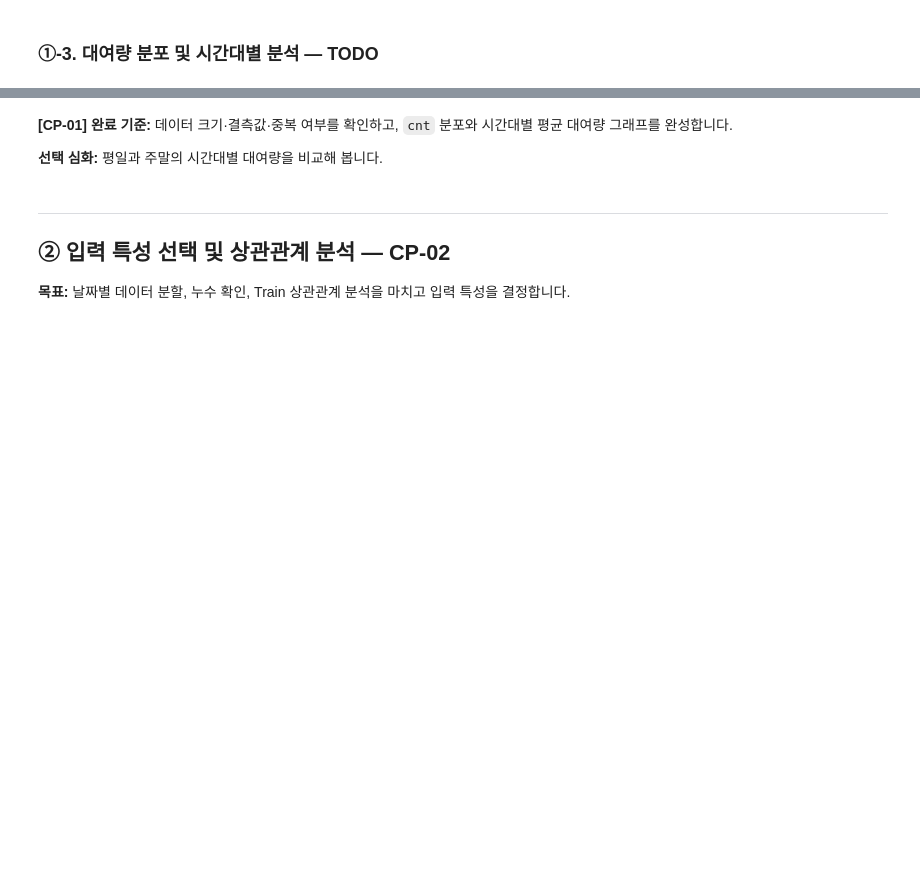
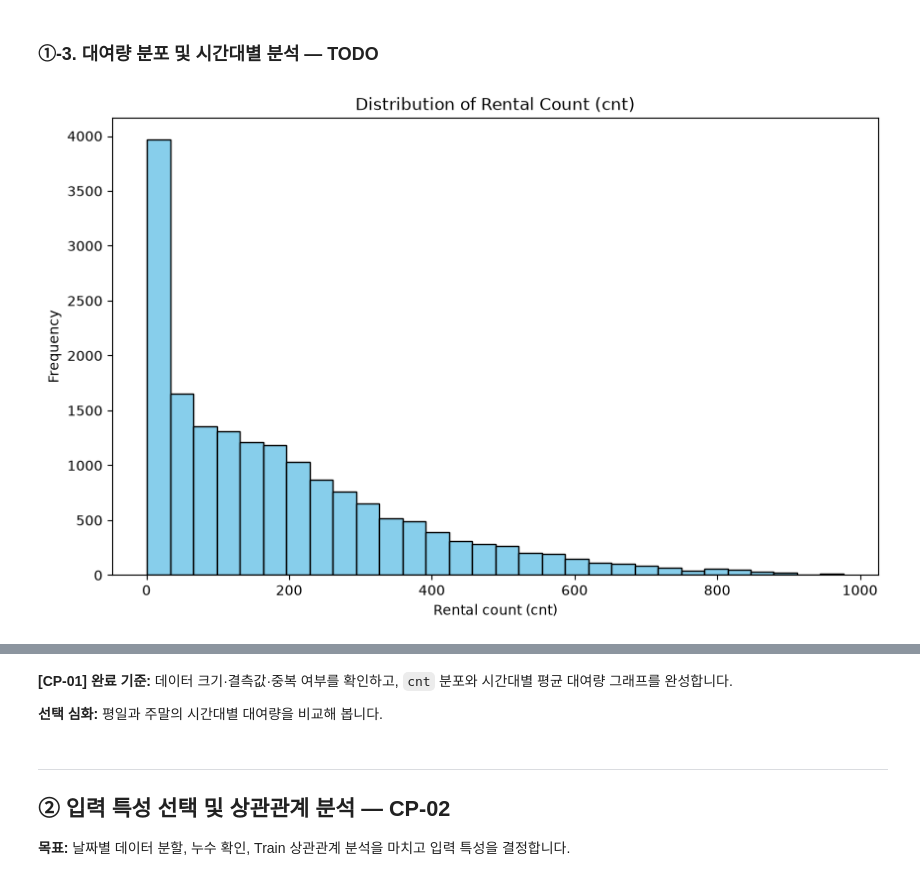
Before and after one commit to djdjwoqve-boop/ai-mini-projects, a Jupyter notebook: mini-project-01/code/01_regression_bike_demand.ipynb, the cells around one changed output, grey strips where cells are left out. Drawn from its saved outputs; the diff is of its cells as text; code cells hidden in the pictures; blank space fills up the shorter version.

```diff
--- a/mini-project-01/code/01_regression_bike_demand.ipynb
+++ b/mini-project-01/code/01_regression_bike_demand.ipynb
@@ -46,7 +86,20 @@ print("데이터 로딩 완료")
 # %%
 # TODO 1-4. cnt의 분포를 히스토그램으로 시각화합니다.
 # 힌트: plt.hist(), plt.xlabel(), plt.ylabel(), plt.show()
-...
+plt.figure(figsize=(10,6))
+#plt.figure(figsize=(10,4))는 그래프의 크기를 설정하는 코드입니다. figsize=(10,4)는 가로 10인치,세로 4인치의 크기를 의미합니다
+plt.hist(df['cnt'], bins=30, color='skyblue', edgecolor='black')
+#히스토그램을 그리기 위해 plt.hist() 함수를 사용합니다. bins=30은 히스토그램의 구간 수를 30으로 설정하고, color='skyblue'는 막대의 색상을 하늘색으로 지정하며,edgecolor='Arithmetic'는 막대의 테두리 색상을 검정으로 지정
+
+plt.xlabel("Rental count (cnt)")
+#plt.xlabel()은 x축의 레이블을 설정하는 함수입니다. 여기서는 "Rental count (cnt)"라는 문자열을 x축 레이블로 지정합니다
+plt.ylabel("Frequency")
+#plt.ylabel()y축의 레이블을 설정하는 함수입니다.여기서는 Frequecy라는 문자열을 y축 레이블로 지정
+plt.title("Distribution of Rental Count (cnt)")
+#plt.title()은 그래프의 제목을 설정하는 함수입니다. 제목을 지정
+plt.show()
+# %% [output]
+[figure, added]
 # %%
 # TODO 1-5. 시간대(hr)별 평균 대여량을 계산합니다.
 # 힌트: groupby("hr")["cnt"].mean()
```
Also changed, not shown: parts of 6 cells of this notebook.
